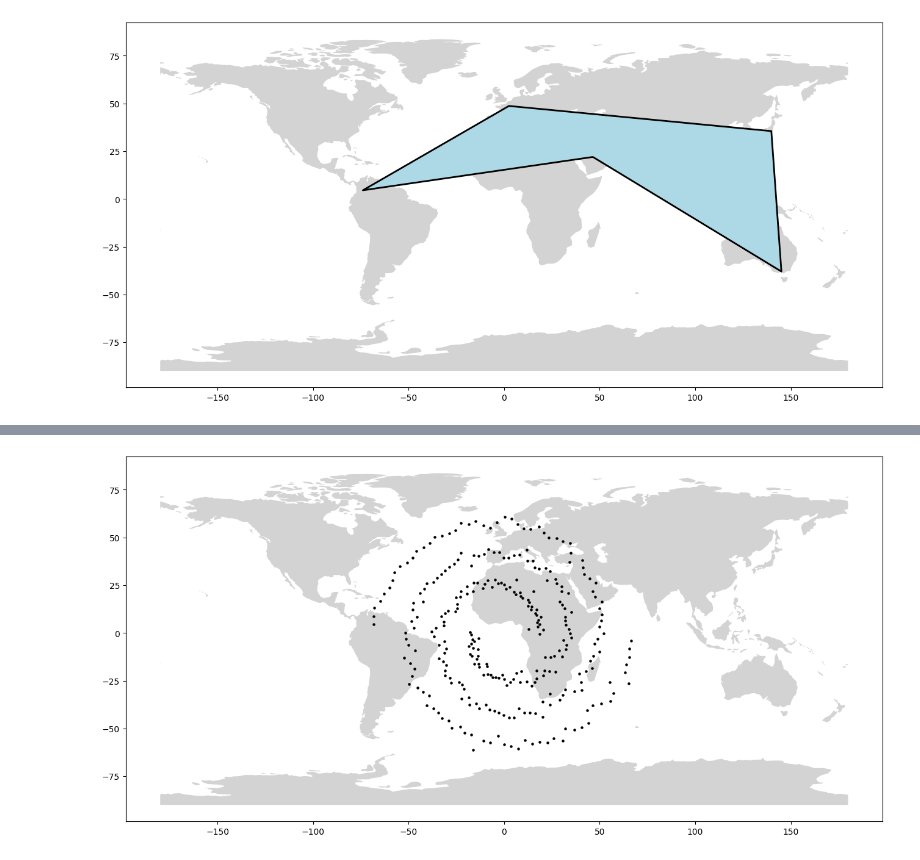
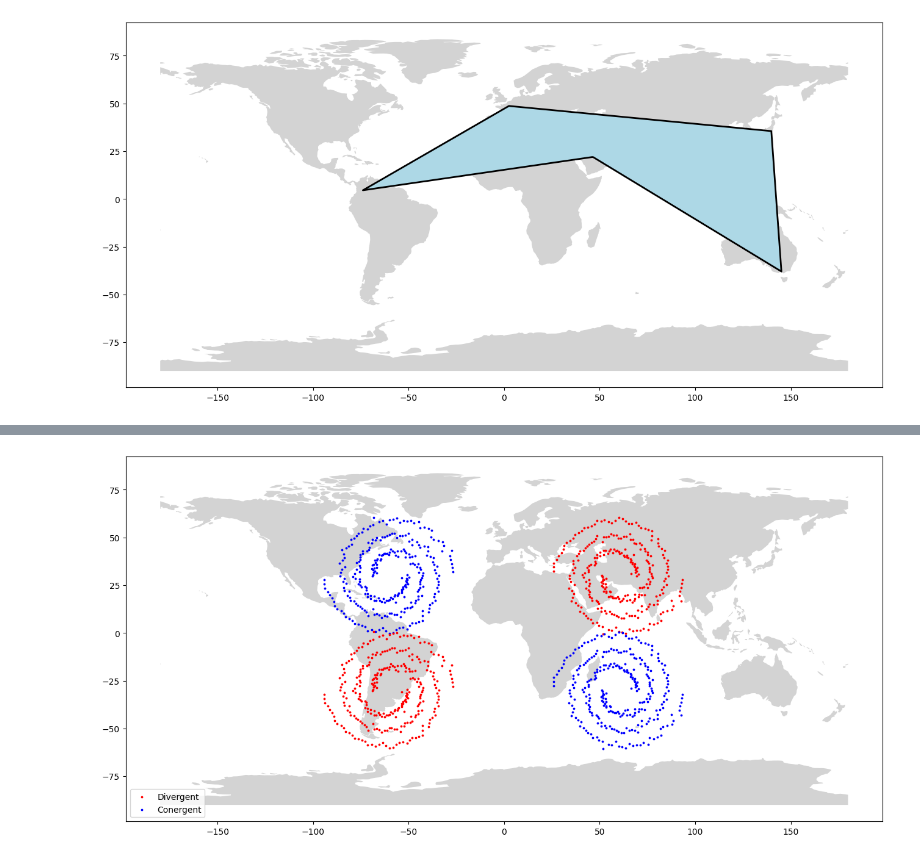
Before and after one commit to janiejestemja/geo, a Jupyter notebook: eda_sketch.ipynb, the cells around one changed output, grey strips where cells are left out. Cells and saved outputs as stored; diff of their text form; code cells hidden in the pictures.

```diff
--- a/eda_sketch.ipynb
+++ b/eda_sketch.ipynb
@@ -579,10 +583,22 @@ spiral_points = [Point(x * 50, y * 50) for x, y in zip(spirals_df["x"], spirals_
+# %%
+spiral_nh_gdf = gpd.GeoDataFrame(geometry=spiral_nh_points)
+# %%
+spiral_nl_gdf = gpd.GeoDataFrame(geometry=spiral_nl_points)
 # %%
-spiral_gdf = gpd.GeoDataFrame(geometry=spiral_points)
+spiral_sh_gdf = gpd.GeoDataFrame(geometry=spiral_sh_points)
+# %%
+spiral_sl_gdf = gpd.GeoDataFrame(geometry=spiral_sl_points)
 # %%
 fig, ax = plt.subplots(figsize=(16, 9))
 world.plot(ax=ax, color="lightgrey")
-spiral_gdf.plot(ax=ax, marker="o", markersize=5, color="black")
 
+spiral_nh_gdf.plot(ax=ax, marker="o", markersize=3, color="red", label="Divergent") # clock
+spiral_nl_gdf.plot(ax=ax, marker="o", markersize=3, color="blue", label="Conergent") # counterclock
+
+spiral_sh_gdf.plot(ax=ax, marker="o", markersize=3, color="red") # counterclock
+spiral_sl_gdf.plot(ax=ax, marker="o", markersize=3, color="blue") # clock
+
+plt.legend(loc="lower left")
 plt.show()
 # %% [output]
-[figure, old version]
+[figure, new version]
```
Also changed, not shown: parts of 8 cells of this notebook.
